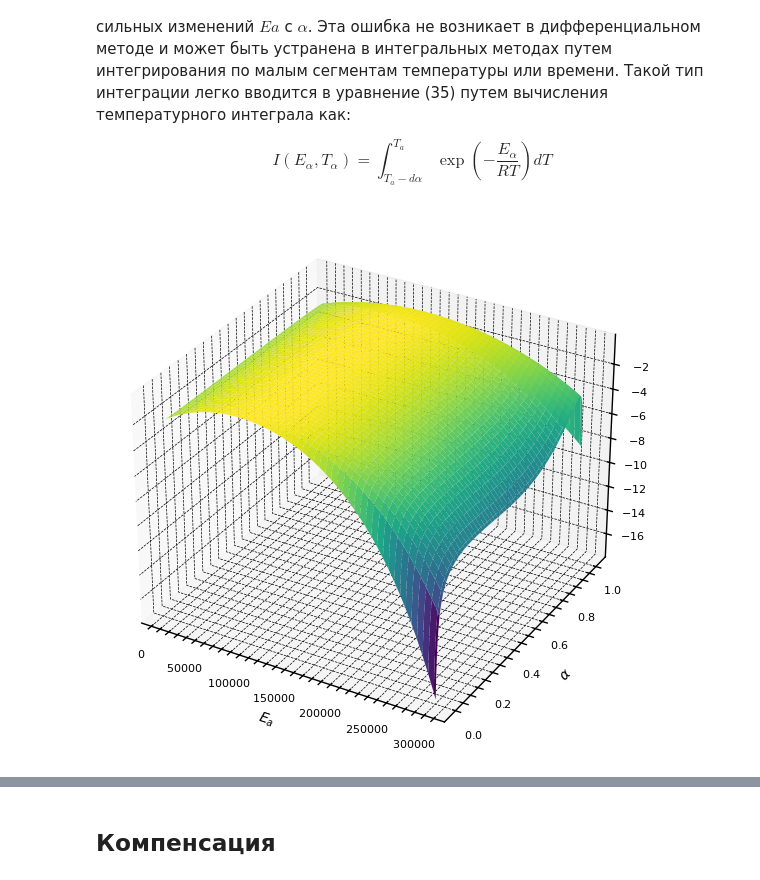
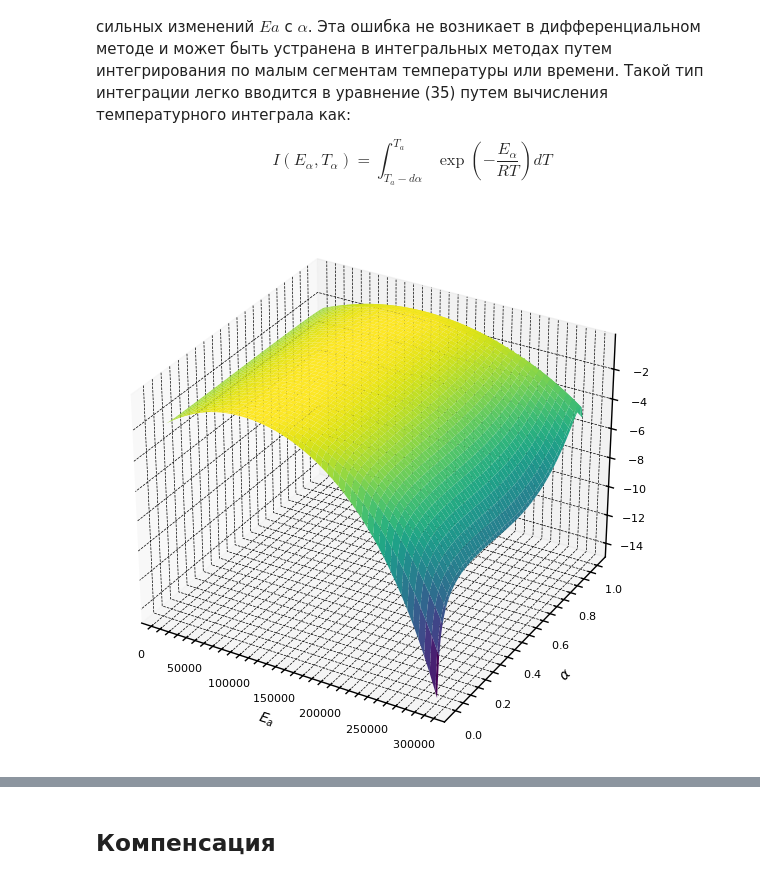
Before and after one commit to kdavjd/isoconversion_study_of_reaction_kinetics, a Jupyter notebook: isoconversion_studyes.ipynb, the cells around one changed output, grey strips where cells are left out. Cells and saved outputs as stored; diff of their text form; code cells hidden in the pictures.

```diff
--- a/isoconversion_studyes.ipynb
+++ b/isoconversion_studyes.ipynb
@@ -871,8 +850,7 @@ if IS_PLOT:
                 mdl = row['Model']
                 equation = models_df[models_df['Model'] == mdl]['Differential Form'].item()
 
-                conversion = conversion_df[reaction_name].dropna()
-                temperature = conversion_df.loc[conversion.index, 'temperature'] + 271.15  # в Кельвинах
+                temperature, conversion = get_temperature_and_conversion(conversion_df, reaction_name)
 
                 f_a_val = eval(equation, {'a': conversion, 'np': np})
                 g_a_val = eval(row['Equation'], {'a': conversion, 'np': np})
@@ -901,3 +879,7 @@ $$\ln\left(\frac{{\alpha}_i}{T^2_i}\right) = \text{Const} - \frac{E_a}{RT_a} \ta
 $$\ln\left(\frac{{\alpha}_i}{T^{1.92}_i}\right) = \text{Const} - \frac{1.0008E_a}{RT_a} \tag{24}$$
 
 Поскольку вышеупомянутые уравнения (21) - (24) одинаково легко решить, применяя анализ линейной регрессии, рекомендуется использовать более точные уравнения, такие как (23) и (24).  Здесь следует настоятельно рекомендовать против часто встречающейся практики выполнения и отчетности по кинетическому анализу на основе одновременного использования более чем одной формы уравнения (21). Одновременное использование двух или более таких уравнений только раскрывает тривиальное различие в значениях $E_a$, вычисленных методами разной точности. Поскольку из такого сравнения не получается кинетическая информация, практику одновременного использования уравнений (21) - (24) следует исключить в пользу использования только одного более точного уравнения.
+# %%
+reaction_name = 'rate_3_diff_reaction_0_conversion'
+filtered_df = conversion_df[(conversion_df[reaction_name] > ALPHA_MIN) & (conversion_df[reaction_name] < ALPHA_MAX)]
+filtered_df[['temperature', reaction_name]]
@@ -919,10 +915,12 @@ def get_best_fit_coeffs(x: np.ndarray, y: np.ndarray, max_degree=11) -> np.ndarr
 
     return best_coeffs
 
-def calc_exact_temperature(name: str, conversion: float, reverse_t= False) -> np.ndarray:
+def calc_exact_temperature(reaction_name: str, conversion: float, reverse_t= False) -> np.ndarray:
 
-    df = conversion_df[['temperature', name]].dropna()
-    x, y = df[name], df['temperature'] + 273.15 # В кельвинах
+    filtered_df = conversion_df[(conversion_df[reaction_name] > ALPHA_MIN) & (conversion_df[reaction_name] < ALPHA_MAX)]
+    df = filtered_df[['temperature', reaction_name]]
+
+    x, y = df[reaction_name], df['temperature'] + 273.15 # В кельвинах
     interpolated_temperature = np.interp(conversion, x, y) # Полиноминальная аппроксимация сильно переобучает
 
     if reverse_t:
@@ -930,22 +928,22 @@ def calc_exact_temperature(name: str, conversion: float, reverse_t= False) -> np
 
     return interpolated_temperature
 
-def get_params(reaction_name: str, conversion_bins=CONVERSION_BINS, reverse_t=True):
+def get_params(reaction: str, reverse_t=True):
     # Собираем в массив имена столбцов с конверсиями целевой реакции при всех скоростях нагрева
-    reaction_names = [col for col in conversion_df.columns if reaction_name in col]
+    reaction_names = [col for col in conversion_df.columns if reaction in col]
     # Сортировка массива по скоростям нагрева
     reaction_names.sort(key=lambda x: int(x.split('_')[1]))
     # Задаёмся конверсией
-    conversion = np.linspace(1/conversion_bins, 1, conversion_bins)
+    conversion = np.arange(ALPHA_MIN, ALPHA_MAX, 1/CONVERSION_BINS)
     # Получаем значение обратных температур для каждой реакции в точке конверсии
     reverse_temperature = pd.DataFrame({
-        name:calc_exact_temperature(name, conversion, reverse_t=reverse_t) for name in reaction_names})
+        reaction_name:calc_exact_temperature(reaction_name, conversion, reverse_t=reverse_t) for reaction_name in reaction_names})
 
     return reverse_temperature, conversion
 
-def fetch_linear_approx_Ea(reaction_name: str, conversion_bins=CONVERSION_BINS) -> pd.DataFrame:
+def fetch_linear_approx_Ea(reaction: str) -> pd.DataFrame:
     Ea_df = pd.DataFrame()
-    reverse_temperature, conversion = get_params(reaction_name, conversion_bins)
+    reverse_temperature, conversion = get_params(reaction)
 
     def to_seconds(rate: str) -> int:
         return int(rate) / 60 # переводим время в систему СИ
@@ -994,7 +992,7 @@ for col in conversion_df.columns:
 
 # Основной цикл
 for reaction in reaction_list:
-    linear_approx_df = fetch_linear_approx_Ea(reaction, conversion_bins=CONVERSION_BINS)
+    linear_approx_df = fetch_linear_approx_Ea(reaction)
     linear_approx_df.to_csv(f"{linear_approx_path}/{reaction}.csv", index=False)
 # %%
 
@@ -1129,7 +1127,7 @@ def vyazovkin_lhs(Ea, dT, *args):
 def fetch_vyazovkin_df(reaction_name: str) -> pd.DataFrame:
     args_df = pd.DataFrame()
     rates = heating_rates.astype(int)
-    temperature, conversion = get_params(reaction_name, conversion_bins=CONVERSION_BINS, reverse_t=False)
+    temperature, conversion = get_params(reaction_name, reverse_t=False)
     args_df['mean_dt'] = temperature.diff().apply(lambda x: np.mean(x), axis=1)
     args_df['b_T_couples'] = temperature.apply(lambda x: list(zip(x, rates)), axis=1)
     vyazovkin_df = pd.DataFrame()
@@ -1155,7 +1153,7 @@ if IS_PLOT:
 for reaction in reaction_list:
     vyazovkin_df = pd.read_csv(vyazovkin_path + '/' + reaction + '.csv')
     # Создаем объекты для осей x и y
-    temperature, conversion = get_params(reaction, conversion_bins=CONVERSION_BINS, reverse_t=False)
+    temperature, conversion = get_params(reaction, reverse_t=False)
     x = vyazovkin_df.columns.values
     y = conversion
 
@@ -1164,34 +1162,34 @@ for reaction in reaction_list:
 
     # Создаем сетку координат из x и y
     X, Y = np.meshgrid(x, y)
 
     fig = plt.figure(figsize=(7, 7))
     ax = fig.add_subplot(111, projection='3d')
 
     # Отрисовываем поверхность
     surf = ax.plot_surface(X.astype(int), Y, z, cmap='viridis')
 
     # Устанавливаем названия осей с изменяемым размером
     ax.set_ylabel(r'$\alpha$', fontsize=MEDIUM_SIZE)
     ax.set_xlabel(r'$E_a$', fontsize=MEDIUM_SIZE)
     ax.set_zlabel(r'$\sigma$', rotation=90, fontsize=MEDIUM_SIZE)  #
 
     # Изменяем размер подписей сетки осей
     ax.tick_params(axis='x', labelsize=SMALL_SIZE)
     ax.tick_params(axis='y', labelsize=SMALL_SIZE)
     ax.tick_params(axis='z', labelsize=SMALL_SIZE)
 
     # Поворачиваем фигуру по часовой стрелке на azim градусов
     #ax.view_init(elev=None, azim=45)
 
     save_path = f"imgs/{ELEMENT}/vyazovkin/{reaction}_3D.png"
     os.makedirs(os.path.dirname(save_path), exist_ok=True)
     plt.savefig(save_path)
     if reaction == TARGET_REACTION:
         plt.show()
     plt.close()
 # %% [output]
-[figure, old version]
+[figure, new version]
 # %%
 for reaction in reaction_list:
     vyazovkin_df = pd.read_csv(vyazovkin_path + '/' + reaction + '.csv')
```
Also changed, not shown: parts of 11 cells of this notebook.
